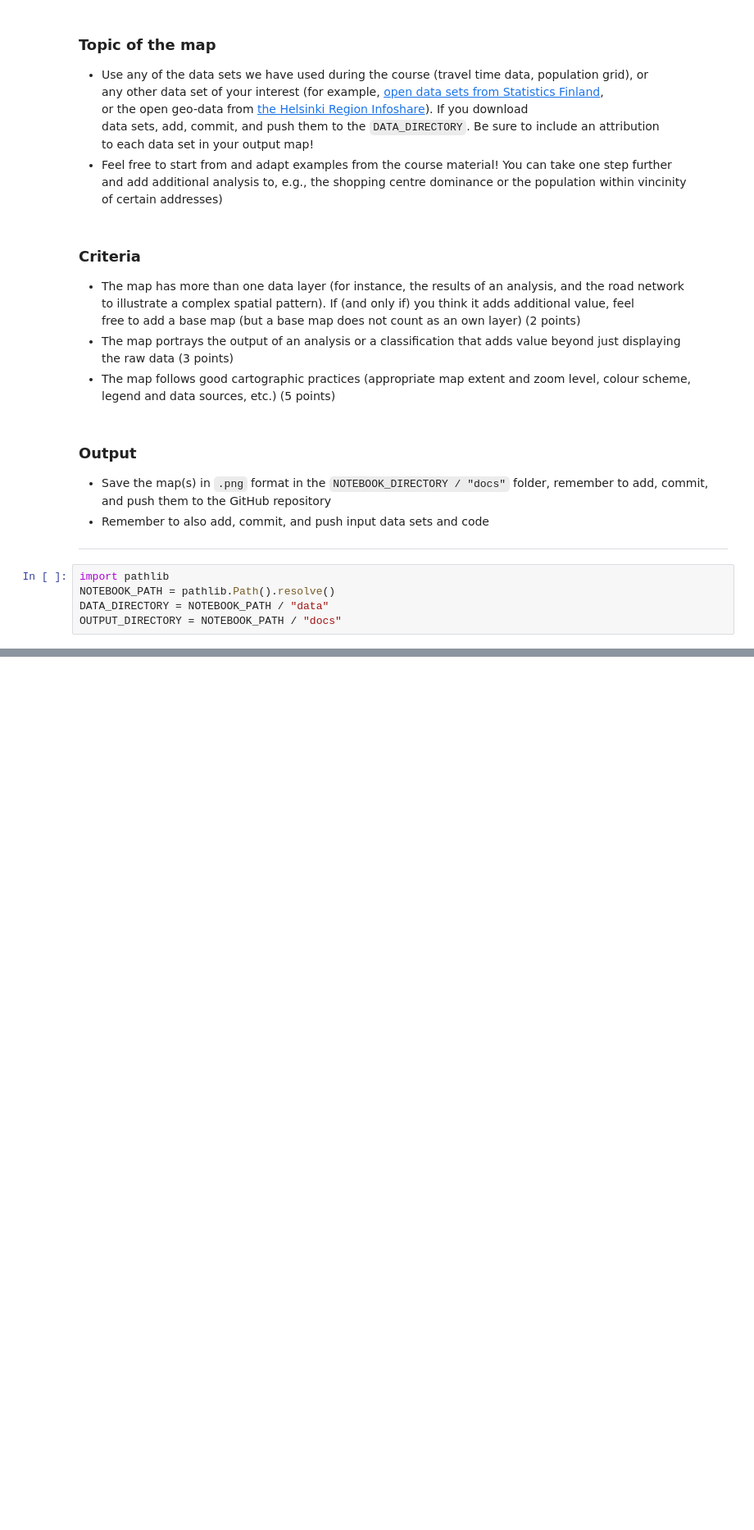
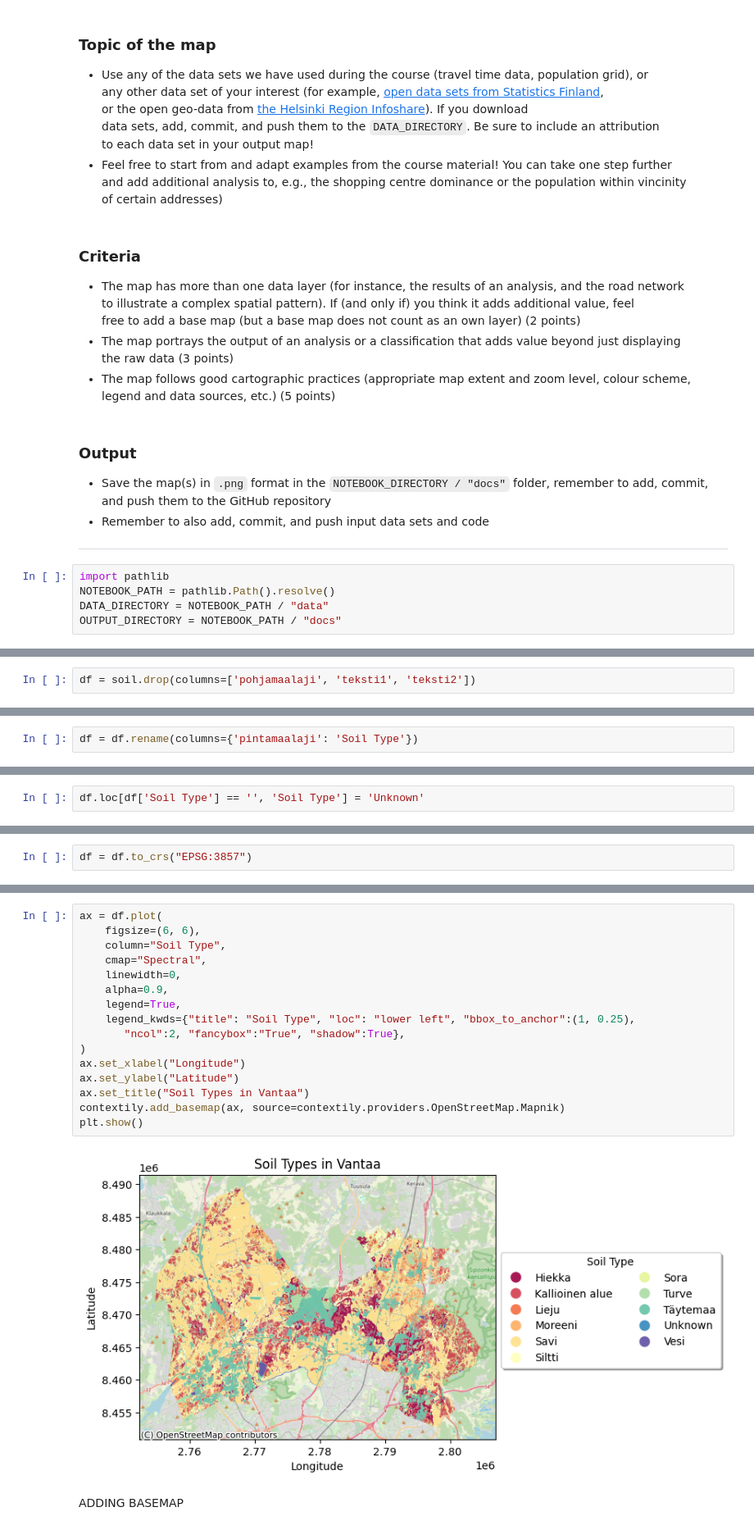
Before and after one commit to SyedAR-17/Geo-Python, a Jupyter notebook: Exercise-5-problem-1.ipynb, the cells around one changed output, grey strips where cells are left out. Shown at 82% size. Cells and saved outputs as stored; diff of their text form; blank space fills up the shorter version.

```diff
--- a/Exercise-5-problem-1.ipynb
+++ b/Exercise-5-problem-1.ipynb
@@ -44,0 +79,2 @@ OUTPUT_DIRECTORY = NOTEBOOK_PATH / "docs"
+# %%
+df = soil.drop(columns=['pohjamaalaji', 'teksti1', 'teksti2'])
@@ -44,0 +90,2 @@ OUTPUT_DIRECTORY = NOTEBOOK_PATH / "docs"
+# %%
+df = df.rename(columns={'pintamaalaji': 'Soil Type'})
@@ -44,0 +126,2 @@ OUTPUT_DIRECTORY = NOTEBOOK_PATH / "docs"
+# %%
+df.loc[df['Soil Type'] == '', 'Soil Type'] = 'Unknown'
@@ -44,0 +134,2 @@ OUTPUT_DIRECTORY = NOTEBOOK_PATH / "docs"
+# %%
+df = df.to_crs("EPSG:3857")
@@ -44,0 +153,20 @@ OUTPUT_DIRECTORY = NOTEBOOK_PATH / "docs"
+# %%
+ax = df.plot(
+    figsize=(6, 6),
+    column="Soil Type",
+    cmap="Spectral",
+    linewidth=0,
+    alpha=0.9,
+    legend=True,
+    legend_kwds={"title": "Soil Type", "loc": "lower left", "bbox_to_anchor":(1, 0.25),
+       "ncol":2, "fancybox":"True", "shadow":True},
+)
+ax.set_xlabel("Longitude")
+ax.set_ylabel("Latitude")
+ax.set_title("Soil Types in Vantaa")
+contextily.add_basemap(ax, source=contextily.providers.OpenStreetMap.Mapnik)
+plt.show()
+# %% [output]
+[figure, added]
+# %% [markdown]
+ADDING BASEMAP
```
Also changed, not shown: parts of 13 cells of this notebook.
